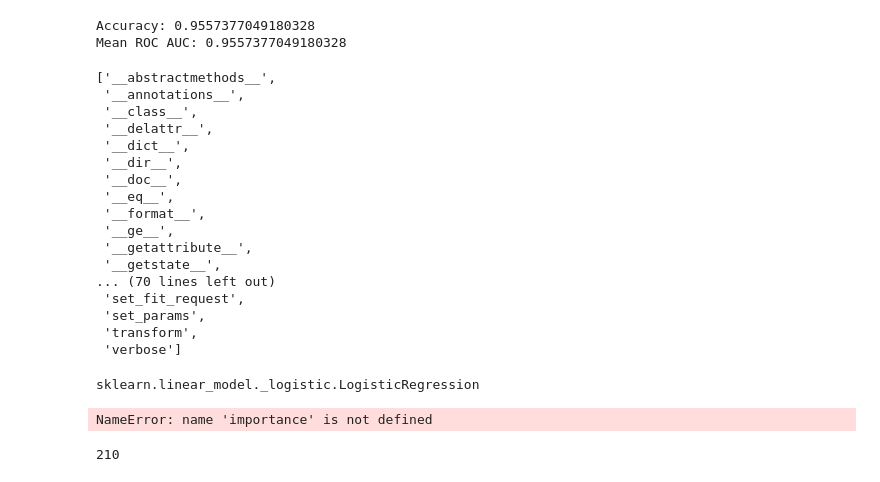
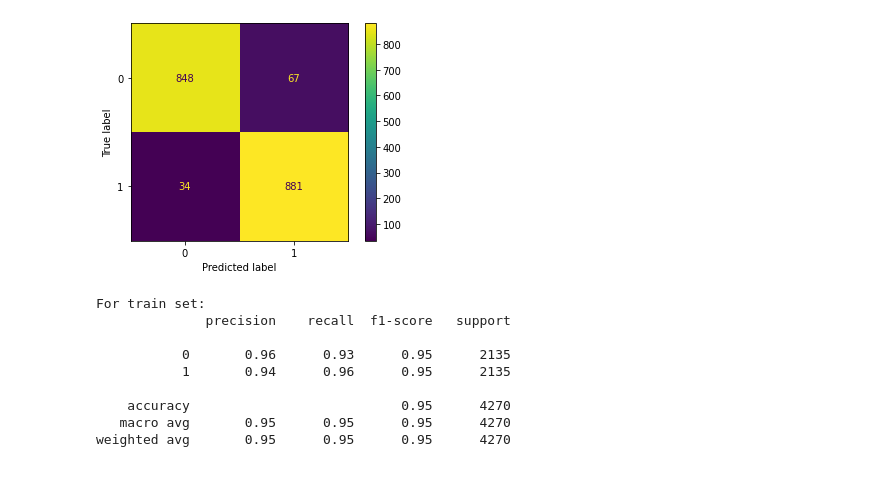
Before and after one commit to Protolaw/a2a_binary_classifier, a Jupyter notebook: Logistic regr.ipynb, the cells around one changed output. Cells and saved outputs as stored; diff of their text form; code cells hidden in the pictures.

```diff
--- a/Logistic regr.ipynb
+++ b/Logistic regr.ipynb
@@ -159,0 +113,6 @@ Mean ROC AUC: 0.9464480874316941
+# %%
+y_pred = grid_lr.predict(X_test)
+cm = confusion_matrix(y_test, y_pred)
+print("For test set:")
+
+print(classification_report(y_test, y_pred))
@@ -160,31 +129,22 @@ Mean ROC AUC: 0.9464480874316941
+# %%
+disp = ConfusionMatrixDisplay(confusion_matrix=cm, display_labels=grid_lr.classes_)
+disp.plot()
+plt.show()
+# %% [output]
+[figure, added]
 # %%
 y_pred = grid_lr.predict(X_train)
-accuracy = accuracy_score(y_train, y_pred)
 cm = confusion_matrix(y_train, y_pred)
-print("Accuracy:", accuracy)
+print("For train set:")
 
-score = roc_auc_score(y_train, y_pred)
-print("Mean ROC AUC:", score)
+print(classification_report(y_train, y_pred))
 # %% [output]
-Accuracy: 0.9557377049180328
-Mean ROC AUC: 0.9557377049180328
+For train set:
+              precision    recall  f1-score   support
+
+           0       0.96      0.93      0.95      2135
+           1       0.94      0.96      0.95      2135
+
+    accuracy                           0.95      4270
+   macro avg       0.95      0.95      0.95      4270
+weighted avg       0.95      0.95      0.95      4270
-# %%
-dir(grid_lr)
-# %% [output]
-['__abstractmethods__',
- '__annotations__',
- '__class__',
- '__delattr__',
- '__dict__',
- '__dir__',
- '__doc__',
- '__eq__',
- '__format__',
- '__ge__',
- '__getattribute__',
- '__getstate__',
-... (70 lines left out)
- 'set_fit_request',
- 'set_params',
- 'transform',
- 'verbose']
@@ -193,12 +150,0 @@ clf = grid_lr.best_estimator_
-# %%
-type(clf)
-# %% [output]
-sklearn.linear_model._logistic.LogisticRegression
-# %%
-importance
-# %% [output]
-NameError: name 'importance' is not defined
-# %%
-len(X.columns)
-# %% [output]
-210
```
Also changed, not shown: parts of 26 cells of this notebook, 3 other files.
